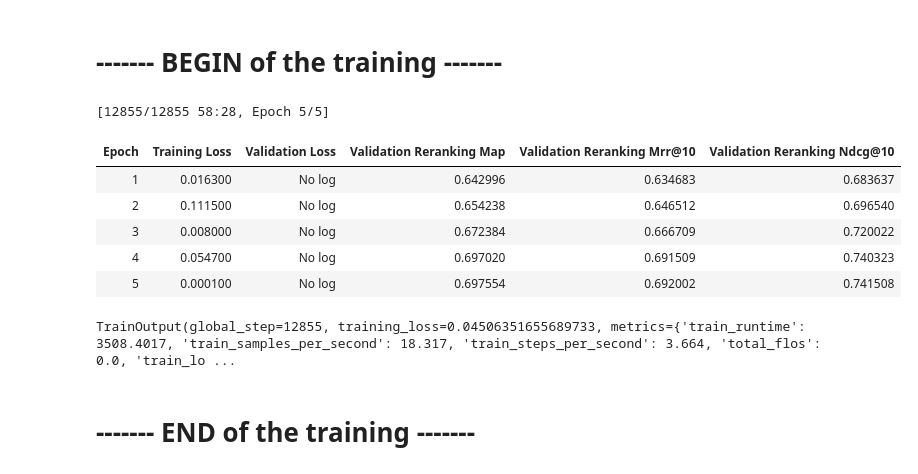
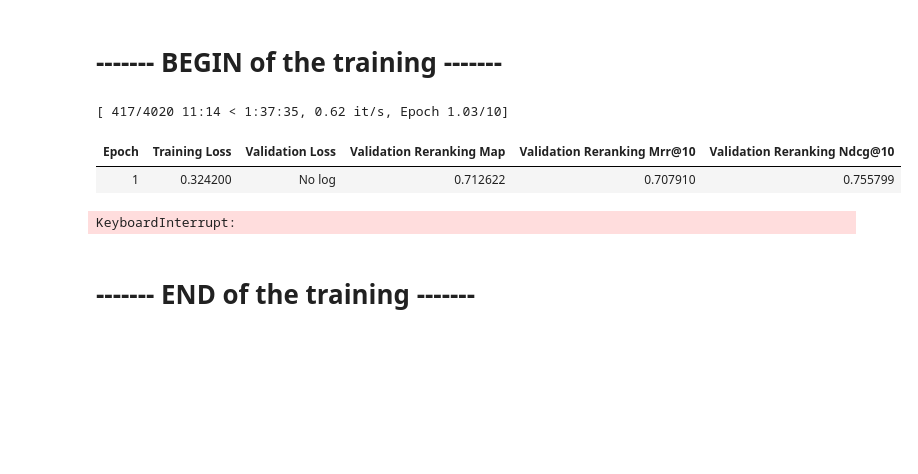
Before and after one commit to Maustrian3/CLEF2025-4b, a Jupyter notebook: task4/subtask_4b/neural_reranking/neural_reranking.ipynb, the cells around one changed output. Drawn from its saved outputs; the diff is of its cells as text; code cells hidden in the pictures; blank space fills up the shorter version.

```diff
--- a/task4/subtask_4b/neural_reranking/neural_reranking.ipynb
+++ b/task4/subtask_4b/neural_reranking/neural_reranking.ipynb
@@ -250,10 +248,12 @@ Converted to Hugging Face Dataset with 12853 rows and columns: ['query', 'positi
 # %%
 from sentence_transformers import SentenceTransformer
 
-try:
-    model = SentenceTransformer('sentence-transformers/all-roberta-large-v1')
-    print("Successfully loaded sentence-transformers/all-roberta-large-v1")
-except Exception as e:
-    print(f"Failed to load the model. Error: {e}")
-    import traceback
-    traceback.print_exc() # Print full traceback if it fails
+def load_sentence_transformer_model(name):
+    try:
+        model = SentenceTransformer(name)
+        print(f"Successfully loaded {name}")
+    except Exception as e:
+        print(f"Failed to load the model. Error: {e}")
+        import traceback
+        traceback.print_exc() # Print full traceback if it fails
+    return model
@@ -262,3 +260,5 @@ Successfully loaded sentence-transformers/all-roberta-large-v1
+# %%
+model = load_sentence_transformer_model('sentence-transformers/all-roberta-large-v1')
 # %%
 eval_examples = []
 n_correct_cord_uid_not_in_top_k = 0
@@ -312,15 +318,8 @@ num_epochs = 5 # You can adjust this number. 5-10 is a common starting point.
 ------- BEGIN of the training -------
 ===
 # %%
-from sentence_transformers import (
-    SentenceTransformerTrainer,
-    SentenceTransformerTrainingArguments,
-)
-from sentence_transformers.losses import MultipleNegativesRankingLoss
-from sentence_transformers.training_args import BatchSamplers
-from sentence_transformers.evaluation import RerankingEvaluator
-
-BATCH_SIZE = 5
+BATCH_SIZE = 5 # WAS accidently low - but we can't go as high as e.g. 32 with the 4090.
+num_epochs = 10 # You can adjust this number. 5-10 is a common starting point.
 
 # Define train loss
 loss = MultipleNegativesRankingLoss(model)
@@ -339,40 +338,36 @@ args = SentenceTransformerTrainingArguments(
     bf16=True,  # Set to True if you have a GPU that supports BF16
     batch_sampler=BatchSamplers.NO_DUPLICATES,  # MultipleNegativesRankingLoss benefits from no duplicate samples in a batch
     # Optional tracking/debugging parameters:
     eval_strategy="epoch",
     eval_steps=None,
     save_strategy="epoch",
     save_steps=None,
     save_total_limit=2,
     logging_steps=10,
     run_name="bi-encoder-roberta-large-baseline-tweet-paper-reranking",  # Will be used in W&B if `wandb` is installed
 )
 
 # (Optional) Create an evaluator & evaluate the base model
 # !!! WARNING !!! This evaluator EXCLUDES cases where the true paper IS NOT in the top k !!
 dev_evaluator = RerankingEvaluator(eval_examples, batch_size=BATCH_SIZE, name='validation_reranking')
 dev_evaluator(model)
 
 # Create a trainer & train
 trainer = SentenceTransformerTrainer(
     model=model,
     args=args,
     train_dataset=train_dataset,
     eval_dataset=None,
     loss=loss,
     evaluator=dev_evaluator,
 )
 
 trainer.train()
 # %% [output]
-[12855/12855 58:28, Epoch 5/5]
+[ 417/4020 11:14 < 1:37:35, 0.62 it/s, Epoch 1.03/10]
 | Epoch | Training Loss | Validation Loss | Validation Reranking Map | Validation Reranking Mrr@10 | Validation Reranking Ndcg@10 |
-| 1 | 0.016300 | No log | 0.642996 | 0.634683 | 0.683637 |
-| 2 | 0.111500 | No log | 0.654238 | 0.646512 | 0.696540 |
-| 3 | 0.008000 | No log | 0.672384 | 0.666709 | 0.720022 |
-| 4 | 0.054700 | No log | 0.697020 | 0.691509 | 0.740323 |
-| 5 | 0.000100 | No log | 0.697554 | 0.692002 | 0.741508 |
+| 1 | 0.324200 | No log | 0.712622 | 0.707910 | 0.755799 |
-TrainOutput(global_step=12855, training_loss=0.04506351655689733, metrics={'train_runtime': 3508.4017, 'train_samples_per_second': 18.317, 'train_steps_per_second': 3.664, 'total_flos': 0.0, 'train_lo ...
+KeyboardInterrupt:
 # %% [markdown]
 ------- END of the training -------
 ===
```
Also changed, not shown: parts of 37 cells of this notebook.
